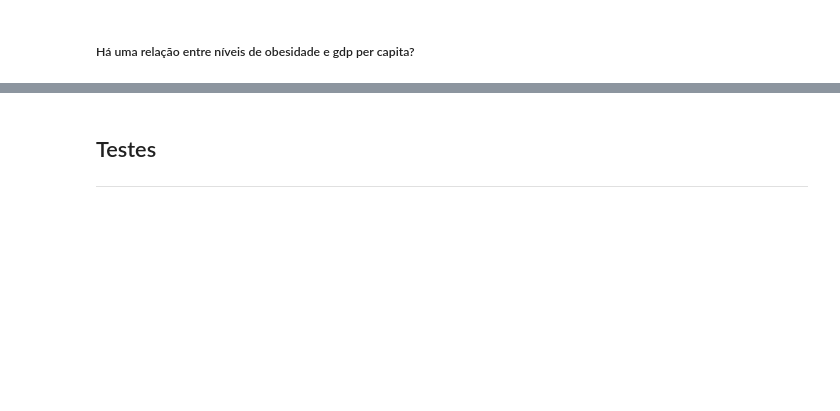
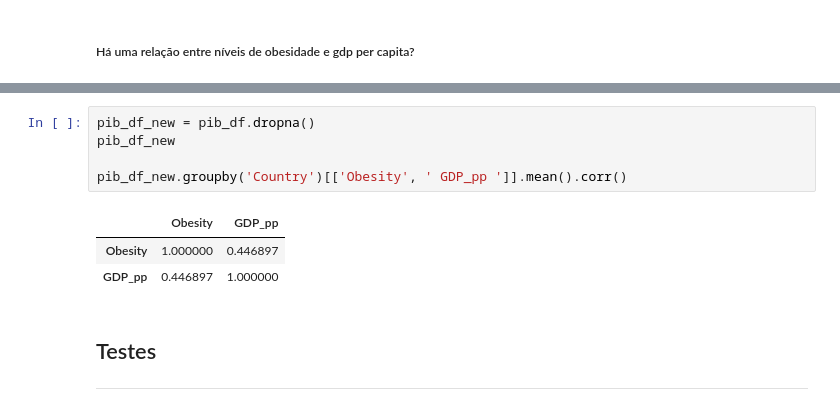
Before and after one commit to BLuiz/a-iiot_dash-course, a Jupyter notebook: Asimov/02_Analisando Dados com Pandas & SQL/Exe/05_Análise de dados de obesidade/analise_obesidade_&_pib_per_capita.ipynb, the cells around one changed output, grey strips where cells are left out. Cells and saved outputs as stored; diff of their text form; blank space fills up the shorter version.

```diff
--- a/Asimov/02_Analisando Dados com Pandas & SQL/Exe/05_Análise de dados de obesidade/analise_obesidade_&_pib_per_capita.ipynb
+++ b/Asimov/02_Analisando Dados com Pandas & SQL/Exe/05_Análise de dados de obesidade/analise_obesidade_&_pib_per_capita.ipynb
@@ -376,3 +371,12 @@ dict_num
+# %%
+pib_df_new = pib_df.dropna()
+pib_df_new
+
+pib_df_new.groupby('Country')[['Obesity', ' GDP_pp ']].mean().corr()
+# %% [output]
+|  | Obesity | GDP_pp |
+| Obesity | 1.000000 | 0.446897 |
+| GDP_pp | 0.446897 | 1.000000 |
 # %% [markdown]
 ## Testes
 ---
```
Also changed, not shown: parts of 7 cells of this notebook.
